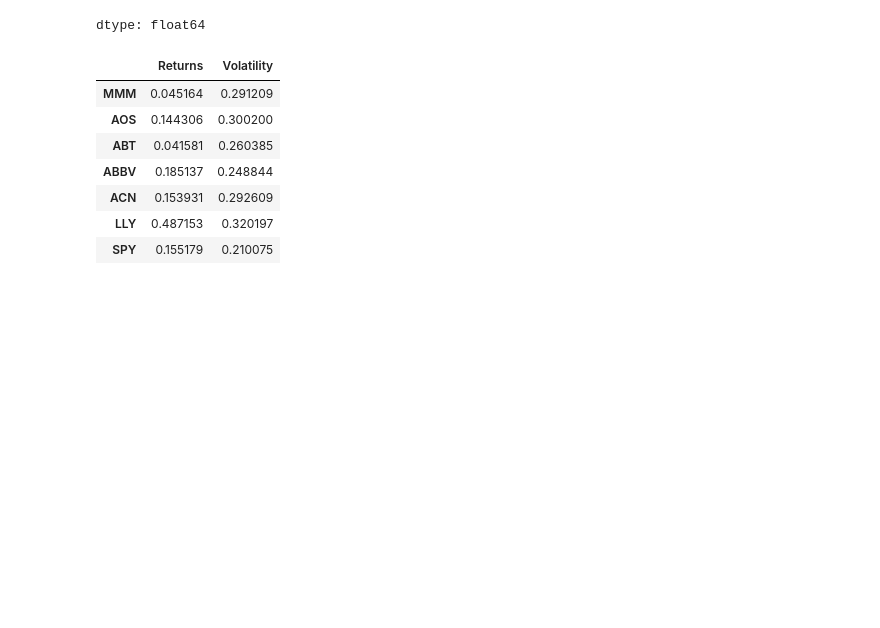
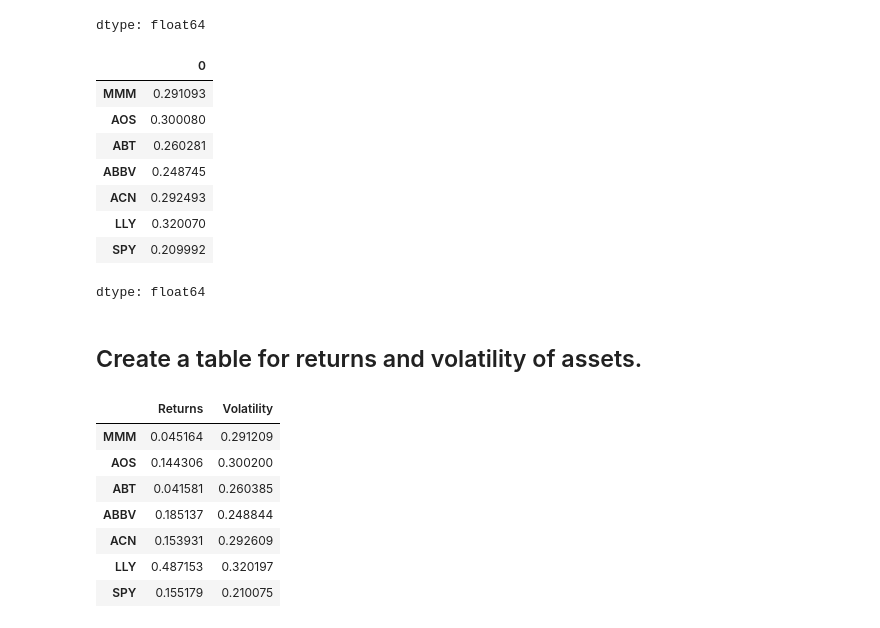
Before and after one commit to JyothsnaGH/PythonforFinance, a Jupyter notebook: EfficientFrontier.ipynb, the cells around one changed output. Drawn from its saved outputs; the diff is of its cells as text; code cells hidden in the pictures; blank space fills up the shorter version.

```diff
--- a/EfficientFrontier.ipynb
+++ b/EfficientFrontier.ipynb
@@ -155,4 +172,18 @@ ann_sd
 | LLY | 0.320197 |
 | SPY | 0.210075 |
 dtype: float64
+# %%
+data.std()*np.sqrt(250)
+# %% [output]
+|  | 0 |
+| MMM | 0.291093 |
+| AOS | 0.300080 |
+| ABT | 0.260281 |
+| ABBV | 0.248745 |
+| ACN | 0.292493 |
+| LLY | 0.320070 |
+| SPY | 0.209992 |
+dtype: float64
+# %% [markdown]
+## Create a table for returns and volatility of assets.
 # %%
```
Also changed, not shown: parts of 12 cells of this notebook.
